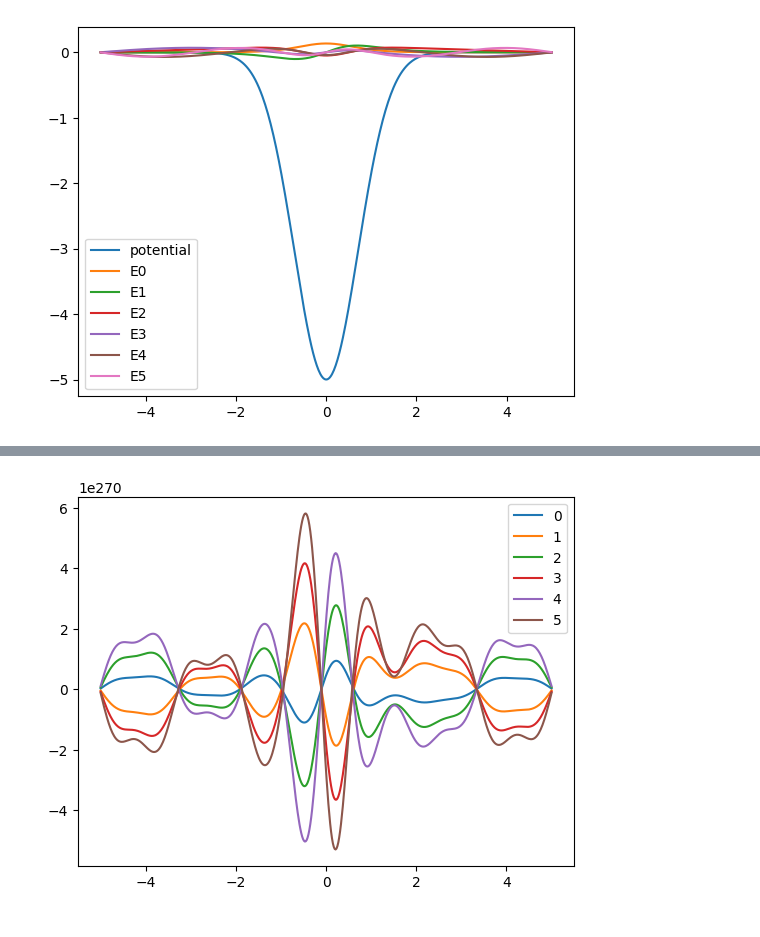
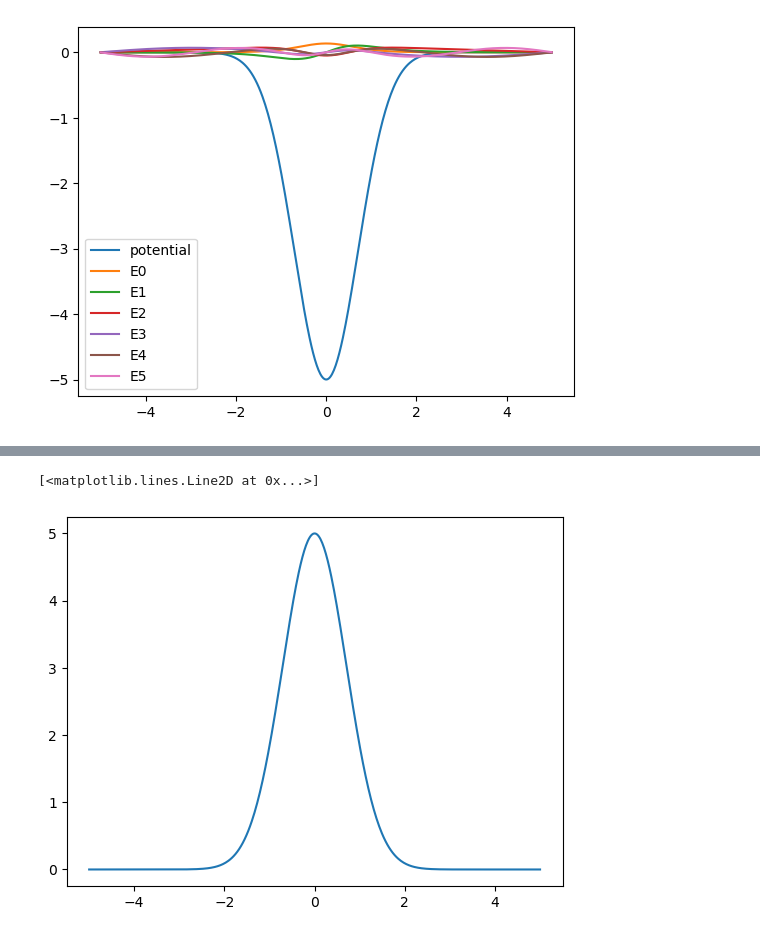
Before and after one commit to ZilD117/Comp-Physics, a Jupyter notebook: schrodinger.ipynb, the cells around one changed output, grey strips where cells are left out. Saved outputs shown, nothing was run; the diff lists cells and outputs as text; code cells hidden in the pictures.

```diff
--- a/schrodinger.ipynb
+++ b/schrodinger.ipynb
@@ -77 +101,6 @@ def evolves(psi, final_t, dt):
+# %%
+plt.plot(x,-v)
+# %% [output]
+[<matplotlib.lines.Line2D at 0x...>]
+[figure, added]
 # %%
@@ -80,6 +110,0 @@ t_axis = np.arange(0,10,0.1)
-# %%
-for i in range(6):
-    plt.plot(x, psi_t[i],label=i)
-    plt.legend()
-# %% [output]
-[figure, removed]
```
Also changed, not shown: parts of 6 cells of this notebook.
